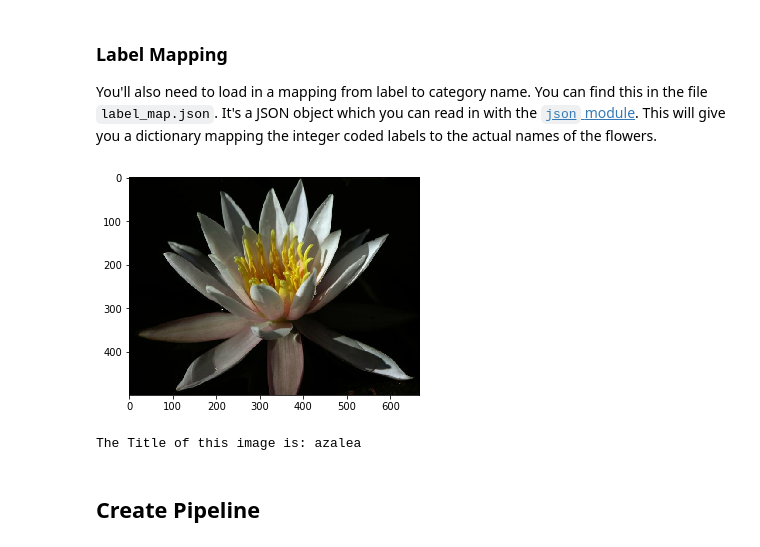
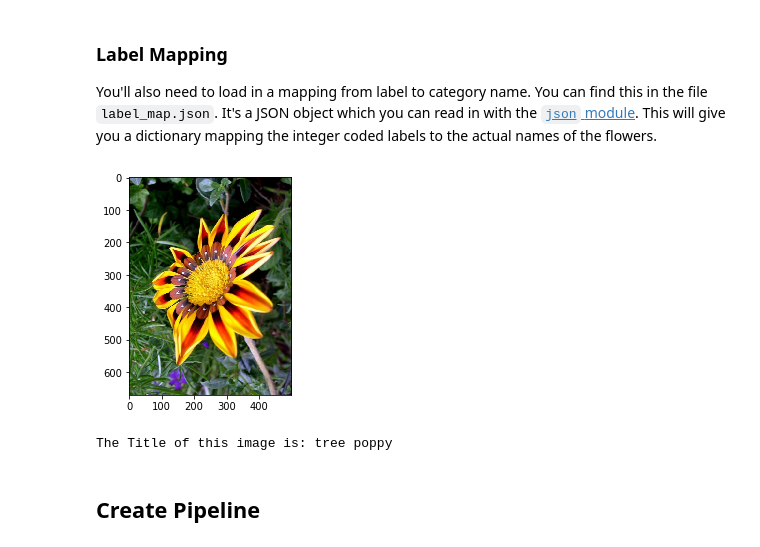
Before and after one commit to hamjahb/UK-flower-image-classifier, a Jupyter notebook: Project_Image_Classifier_Project.ipynb, the cells around one changed output. Drawn from its saved outputs; the diff is of its cells as text; code cells hidden in the pictures.

```diff
--- a/Project_Image_Classifier_Project.ipynb
+++ b/Project_Image_Classifier_Project.ipynb
@@ -155,18 +155,18 @@ with open('label_map.json', 'r') as f:
 # %%
 # TODO: Plot 1 image from the training set. Set the title
 # of the plot to the corresponding class name.
 
-for image, label in training_set.take(1):
+for image, label in training_set.take(3):
     image = image.numpy()
     label = label.numpy()
 
 plt.imshow(image)
 plt.show()
 
 print('The Title of this image is:', class_names[str(label)])
 # %% [output]
-[figure, old version]
+[figure, new version]
-The Title of this image is: azalea
+The Title of this image is: tree poppy
 # %% [markdown]
 ## Create Pipeline
 # %%
```
Also changed, not shown: parts of 9 cells of this notebook.
